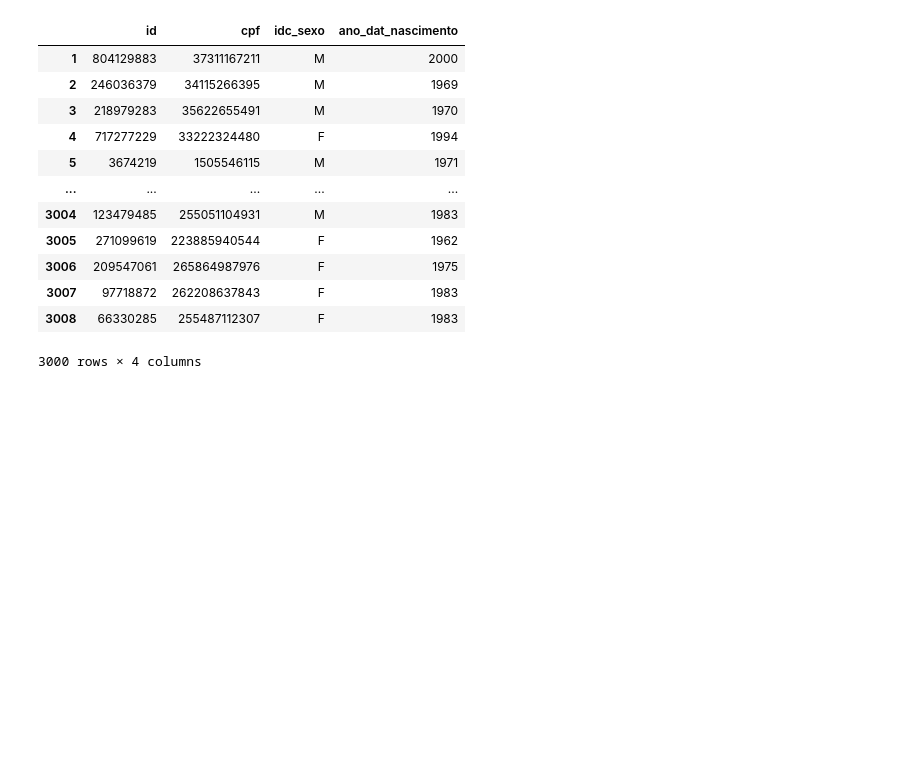
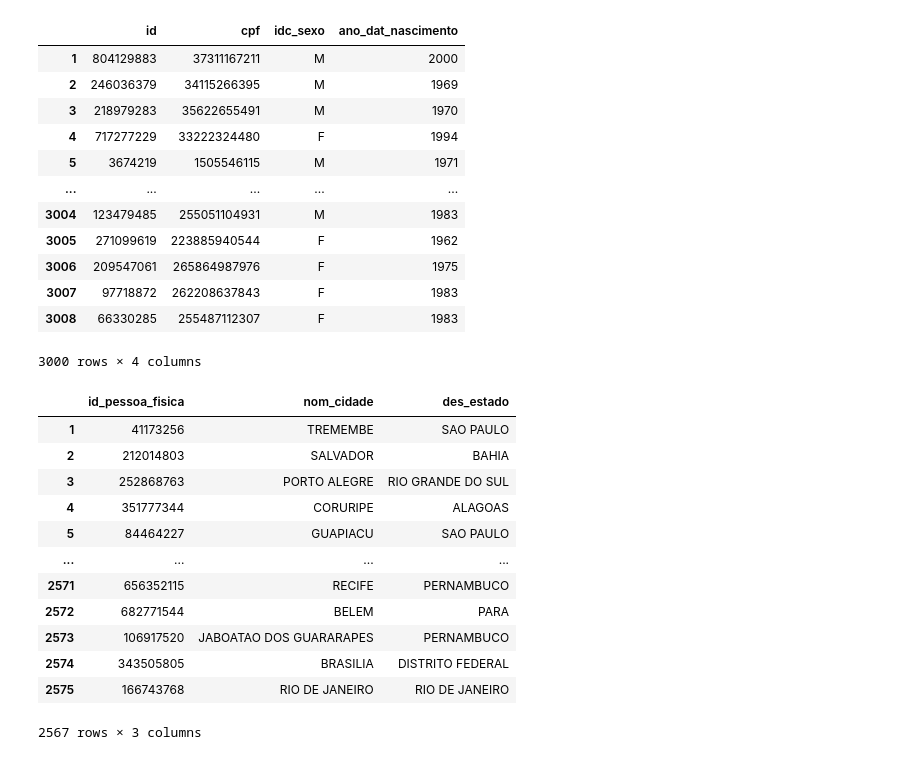
Before and after one commit to hsousadev/SPC-projeto-integrador, a Jupyter notebook: Entrega 3/Puxando Dados - Entrega 4.ipynb, the cells around one changed output. Drawn from its saved outputs; the diff is of its cells as text; code cells hidden in the pictures; blank space fills up the shorter version.

```diff
--- a/Entrega 3/Puxando Dados - Entrega 4.ipynb
+++ b/Entrega 3/Puxando Dados - Entrega 4.ipynb
@@ -201,3 +212,19 @@ pessoa_fisica
 | 3007 | 97718872 | 262208637843 | F | 1983 |
 | 3008 | 66330285 | 255487112307 | F | 1983 |
 3000 rows × 4 columns
+# %%
+endereco_pessoa_fisica
+# %% [output]
+|  | id_pessoa_fisica | nom_cidade | des_estado |
+| 1 | 41173256 | TREMEMBE | SAO PAULO |
+| 2 | 212014803 | SALVADOR | BAHIA |
+| 3 | 252868763 | PORTO ALEGRE | RIO GRANDE DO SUL |
+| 4 | 351777344 | CORURIPE | ALAGOAS |
+| 5 | 84464227 | GUAPIACU | SAO PAULO |
+| ... | ... | ... | ... |
+| 2571 | 656352115 | RECIFE | PERNAMBUCO |
+| 2572 | 682771544 | BELEM | PARA |
+| 2573 | 106917520 | JABOATAO DOS GUARARAPES | PERNAMBUCO |
+| 2574 | 343505805 | BRASILIA | DISTRITO FEDERAL |
+| 2575 | 166743768 | RIO DE JANEIRO | RIO DE JANEIRO |
+2567 rows × 3 columns
```
Also changed, not shown: parts of 8 cells of this notebook.
